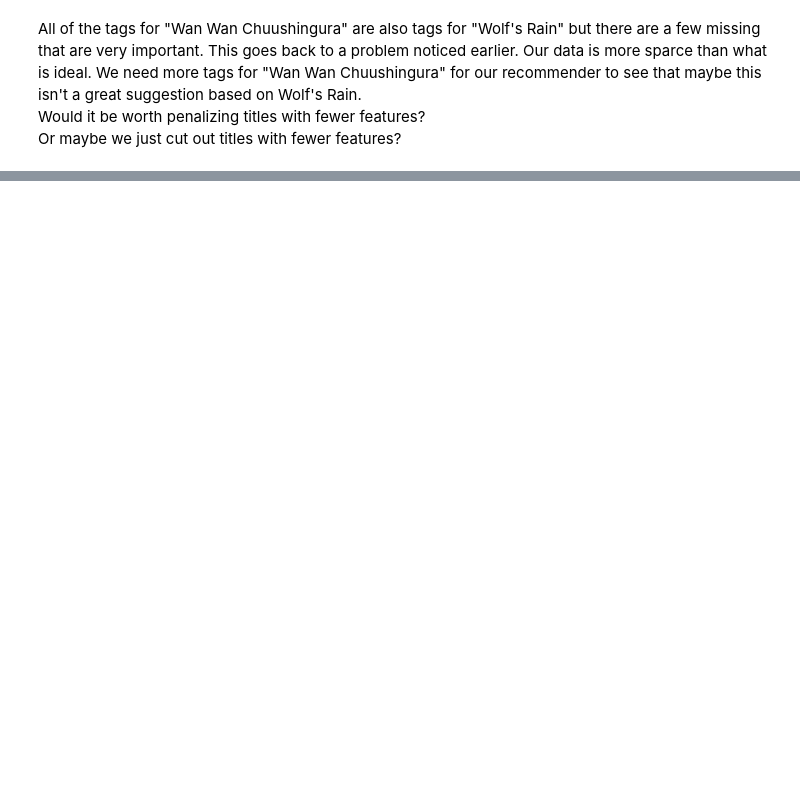
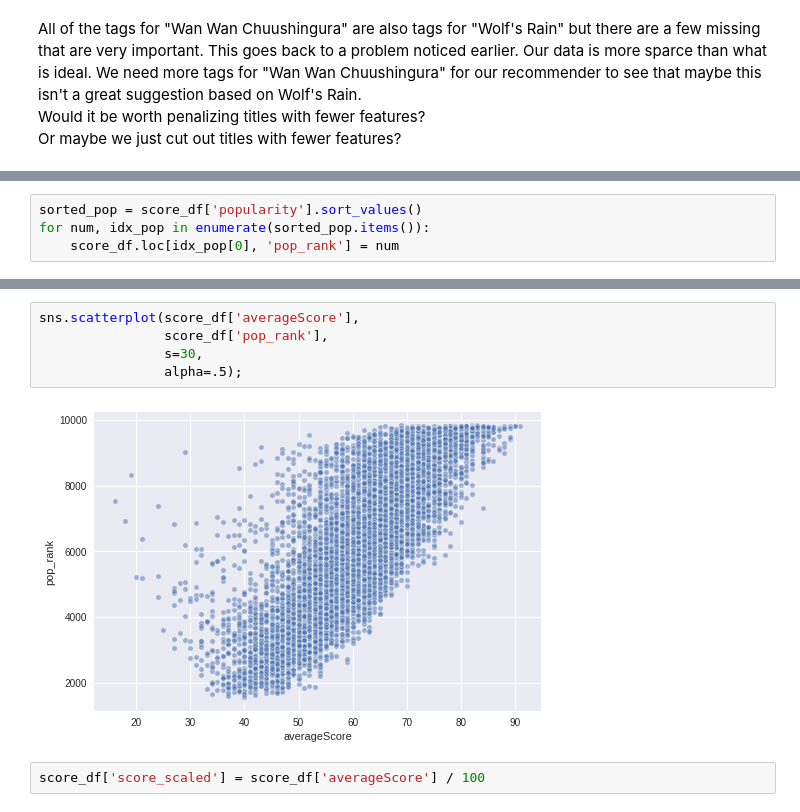
Before and after one commit to sn-ekstrand/content-based-anime-recommender, a Jupyter notebook: initial_eda.ipynb, the cells around one changed output, grey strips where cells are left out. Drawn from its saved outputs; the diff is of its cells as text; blank space fills up the shorter version.

```diff
--- a/initial_eda.ipynb
+++ b/initial_eda.ipynb
@@ -804,0 +692,4 @@ NameError: name 'cos_sim_rank' is not defined
+# %%
+sorted_pop = score_df['popularity'].sort_values()
+for num, idx_pop in enumerate(sorted_pop.items()):
+    score_df.loc[idx_pop[0], 'pop_rank'] = num
@@ -804,0 +754,9 @@ NameError: name 'cos_sim_rank' is not defined
+# %%
+sns.scatterplot(score_df['averageScore'],
+                score_df['pop_rank'],
+                s=30,
+                alpha=.5);
+# %% [output]
+[figure, added]
+# %%
+score_df['score_scaled'] = score_df['averageScore'] / 100
```
Also changed, not shown: parts of 53 cells of this notebook.
